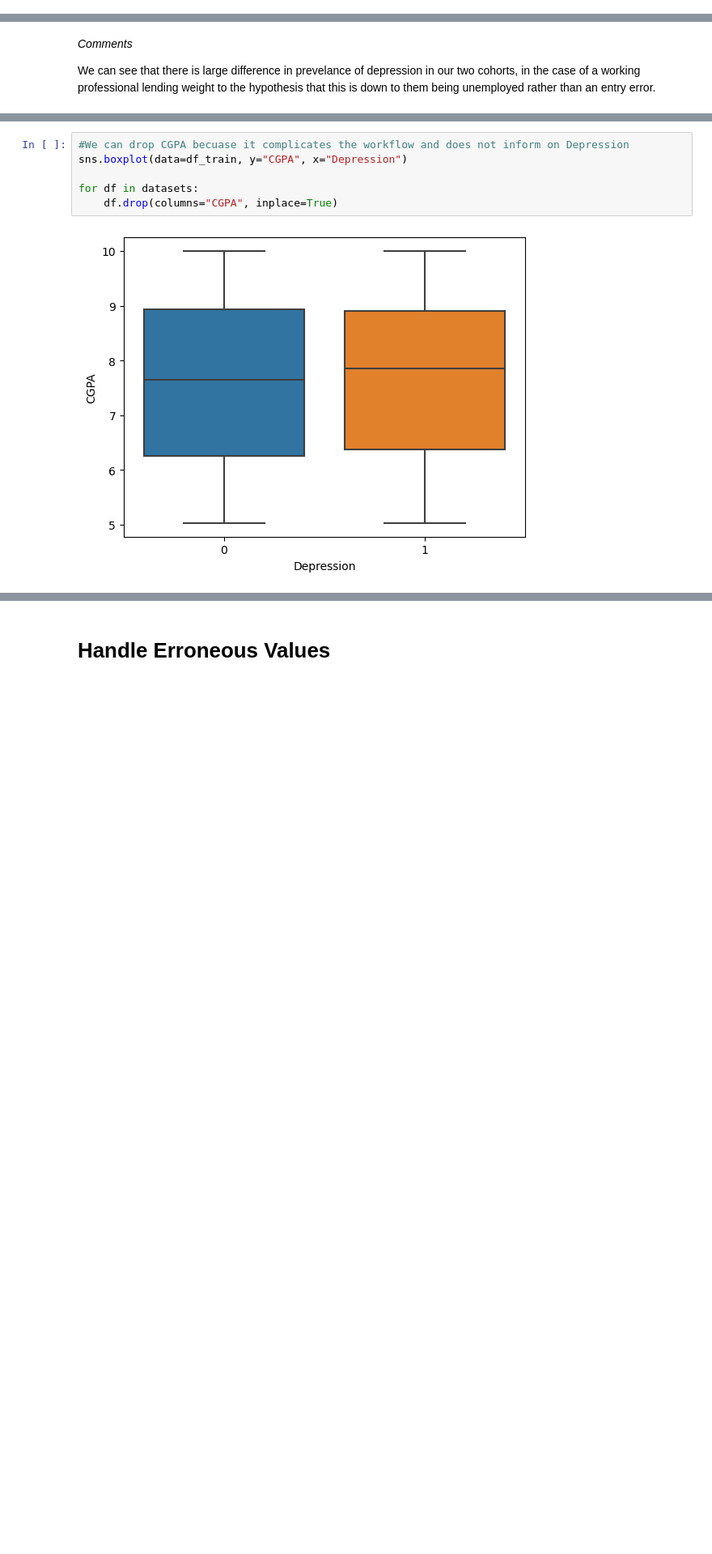
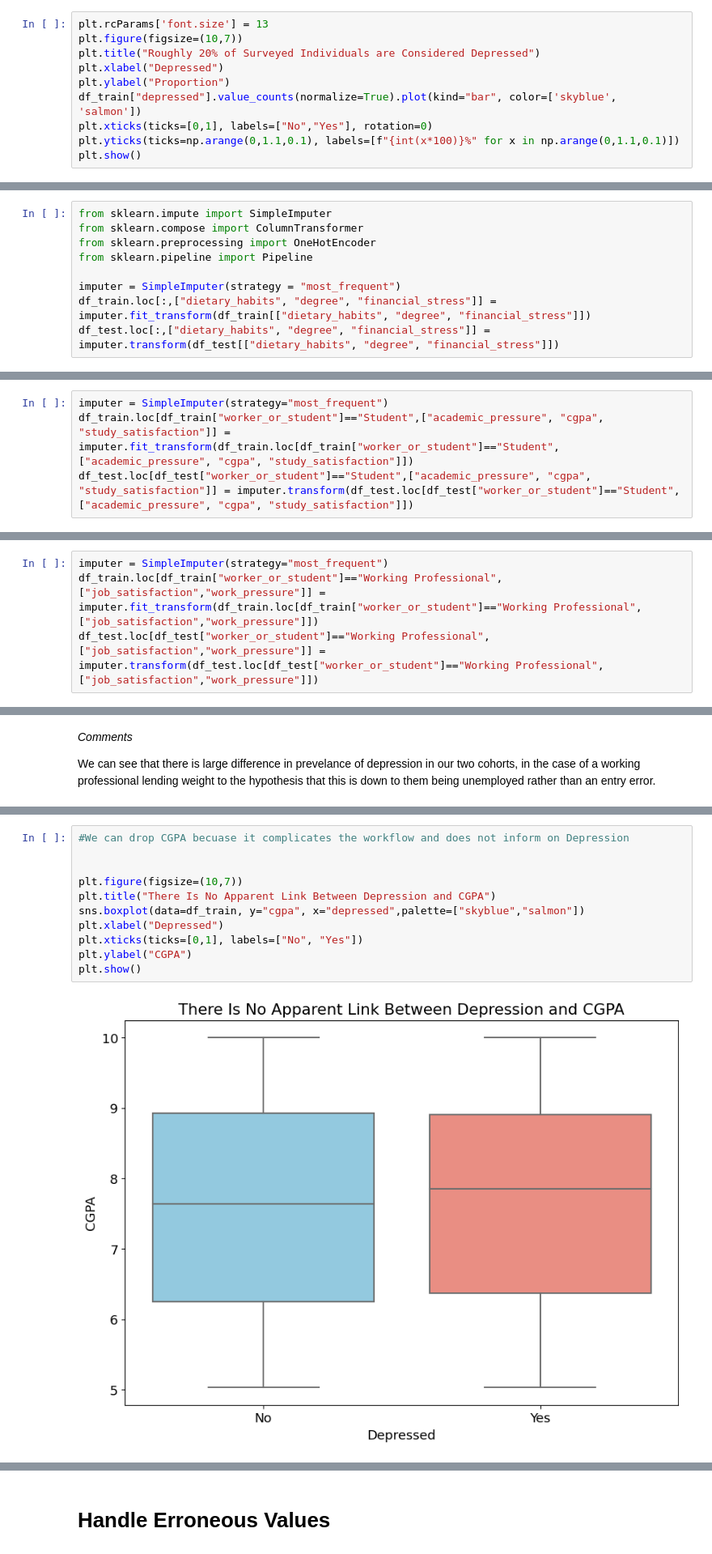
Before and after one commit to Joehmyers/mental-health-classification-experiment, a Jupyter notebook: kaggle_mental_health_competition.ipynb, the cells around one changed output, grey strips where cells are left out. Shown at 81% size. Cells and saved outputs as stored; diff of their text form; blank space fills up the shorter version.

```diff
--- a/kaggle_mental_health_competition.ipynb
+++ b/kaggle_mental_health_competition.ipynb
@@ -87,0 +110,10 @@ df_train["Depression"].value_counts(normalize=True).plot(kind="bar")
+# %%
+plt.rcParams['font.size'] = 13
+plt.figure(figsize=(10,7))
+plt.title("Roughly 20% of Surveyed Individuals are Considered Depressed")
+plt.xlabel("Depressed")
+plt.ylabel("Proportion")
+df_train["depressed"].value_counts(normalize=True).plot(kind="bar", color=['skyblue', 'salmon'])
+plt.xticks(ticks=[0,1], labels=["No","Yes"], rotation=0)
+plt.yticks(ticks=np.arange(0,1.1,0.1), labels=[f"{int(x*100)}%" for x in np.arange(0,1.1,0.1)])
+plt.show()
@@ -127,0 +161,9 @@ plt.show()
+# %%
+from sklearn.impute import SimpleImputer
+from sklearn.compose import ColumnTransformer
+from sklearn.preprocessing import OneHotEncoder
+from sklearn.pipeline import Pipeline
+
+imputer = SimpleImputer(strategy = "most_frequent")
+df_train.loc[:,["dietary_habits", "degree", "financial_stress"]] = imputer.fit_transform(df_train[["dietary_habits", "degree", "financial_stress"]])
+df_test.loc[:,["dietary_habits", "degree", "financial_stress"]] = imputer.transform(df_test[["dietary_habits", "degree", "financial_stress"]])
@@ -160,3 +207,7 @@ plt.show()
+# %%
+imputer = SimpleImputer(strategy="most_frequent")
+df_train.loc[df_train["worker_or_student"]=="Student",["academic_pressure", "cgpa", "study_satisfaction"]] = imputer.fit_transform(df_train.loc[df_train["worker_or_student"]=="Student",["academic_pressure", "cgpa", "study_satisfaction"]])
+df_test.loc[df_test["worker_or_student"]=="Student",["academic_pressure", "cgpa", "study_satisfaction"]] = imputer.transform(df_test.loc[df_test["worker_or_student"]=="Student",["academic_pressure", "cgpa", "study_satisfaction"]])
 # %% [markdown]
 *Comments*
 
@@ -202,0 +247,4 @@ df_train[df_train["Working Professional or Student"]=="Working Professional"].gr
+# %%
+imputer = SimpleImputer(strategy="most_frequent")
+df_train.loc[df_train["worker_or_student"]=="Working Professional",["job_satisfaction","work_pressure"]] = imputer.fit_transform(df_train.loc[df_train["worker_or_student"]=="Working Professional",["job_satisfaction","work_pressure"]])
+df_test.loc[df_test["worker_or_student"]=="Working Professional",["job_satisfaction","work_pressure"]] = imputer.transform(df_test.loc[df_test["worker_or_student"]=="Working Professional",["job_satisfaction","work_pressure"]])
@@ -261,8 +317,13 @@ dtype: int64
 # %%
 #We can drop CGPA becuase it complicates the workflow and does not inform on Depression
-sns.boxplot(data=df_train, y="CGPA", x="Depression")
 
-for df in datasets:
-    df.drop(columns="CGPA", inplace=True)
+
+plt.figure(figsize=(10,7))
+plt.title("There Is No Apparent Link Between Depression and CGPA")
+sns.boxplot(data=df_train, y="cgpa", x="depressed",palette=["skyblue","salmon"])
+plt.xlabel("Depressed")
+plt.xticks(ticks=[0,1], labels=["No", "Yes"])
+plt.ylabel("CGPA")
+plt.show()
 # %% [output]
-[figure, old version]
+[figure, new version]
```
Also changed, not shown: parts of 144 cells of this notebook.
